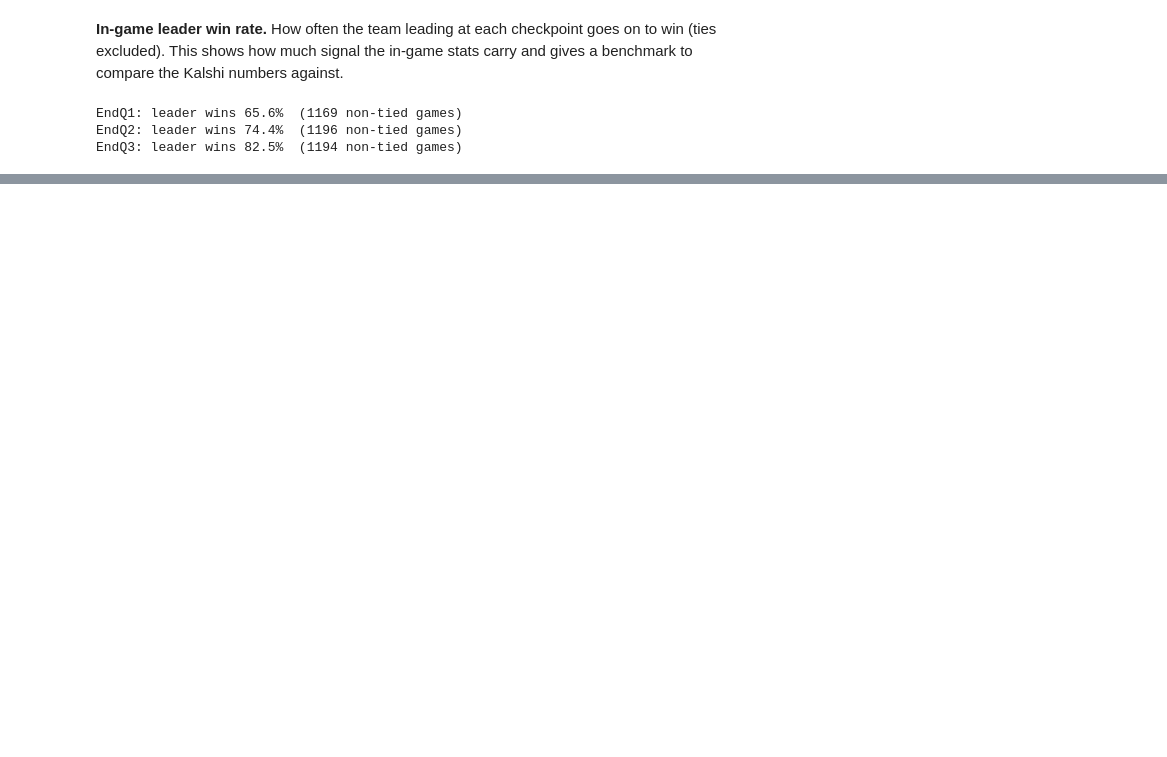
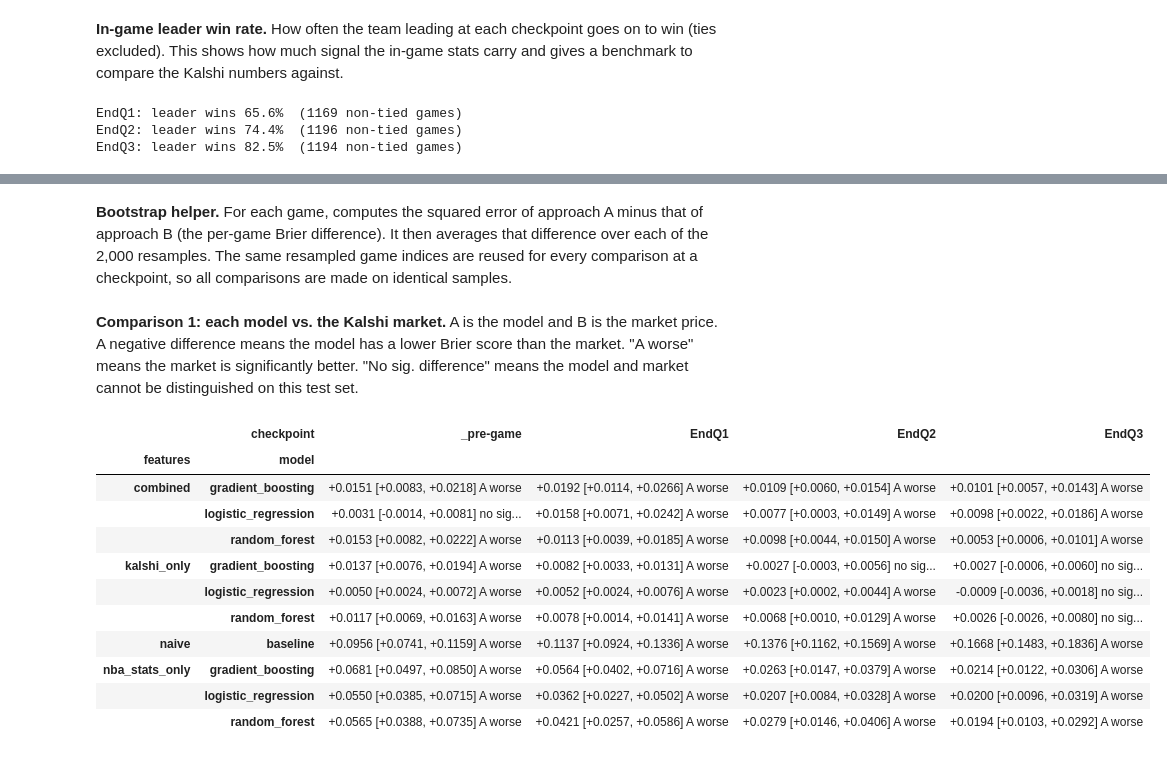
Before and after one commit to brad-hof/Milestone2, a Jupyter notebook: Notebooks/supervised_section.ipynb, the cells around one changed output, grey strips where cells are left out. Cells and saved outputs as stored; diff of their text form; code cells hidden in the pictures; blank space fills up the shorter version.

```diff
--- a/Notebooks/supervised_section.ipynb
+++ b/Notebooks/supervised_section.ipynb
@@ -152,0 +532,54 @@ EndQ3: leader wins 82.5%  (1194 non-tied games)
+# %% [markdown]
+**Bootstrap helper.** For each game, computes the squared error of approach A minus that of approach B (the per-game Brier difference). It then averages that difference over each of the 2,000 resamples. The same resampled game indices are reused for every comparison at a checkpoint, so all comparisons are made on identical samples.
+# %%
+N_BOOT = 2000
+rng = np.random.default_rng(RANDOM_STATE)
+n_test = len(next(iter(test_outcomes.values())))
+BOOT_IDX = rng.integers(0, n_test, size=(N_BOOT, n_test))  # each row = one resample of test-game positions
+
+def paired_bootstrap(prob_a, prob_b, y):
+    """Brier(A) - Brier(B) with a 95% bootstrap CI. Negative = A is better."""
+    diff = (prob_a - y) ** 2 - (prob_b - y) ** 2  # per-game difference in squared error
+    boot = diff[BOOT_IDX].mean(axis=1)            # mean difference within each resample
+    low, high = np.percentile(boot, [2.5, 97.5])
+    if high < 0:
+        verdict = "A better"
+    elif low > 0:
+        verdict = "A worse"
+    else:
+        verdict = "no sig. difference"
+    return {"brier_diff": diff.mean(), "ci_low": low, "ci_high": high, "verdict": verdict}
+
+def summarize(rows):
+    """Turn bootstrap rows into a readable table: 'difference [CI]  verdict'."""
+    df = pd.DataFrame(rows)
+    df["result"] = df.apply(
+        lambda r: f"{r.brier_diff:+.4f} [{r.ci_low:+.4f}, {r.ci_high:+.4f}]  {r.verdict}", axis=1)
+    return df.pivot(index=["features", "model"], columns="checkpoint", values="result")[CHECKPOINTS]
+# %% [markdown]
+**Comparison 1: each model vs. the Kalshi market.** A is the model and B is the market price. A negative difference means the model has a lower Brier score than the market. "A worse" means the market is significantly better. "No sig. difference" means the model and market cannot be distinguished on this test set.
+# %%
+rows = []
+for checkpoint in CHECKPOINTS:
+    y = test_outcomes[checkpoint]
+    market = test_probs[(checkpoint, "kalshi_market", "baseline")]
+    for (cp, features, model), prob in test_probs.items():
+        if cp == checkpoint and features != "kalshi_market":
+            rows.append({"checkpoint": checkpoint, "features": features, "model": model,
+                         **paired_bootstrap(prob, market, y)})
+
+pd.set_option("display.max_colwidth", None)
+summarize(rows)
+# %% [output]
+|  | checkpoint | _pre-game | EndQ1 | EndQ2 | EndQ3 |
+| features | model |  |  |  |  |
+| combined | gradient_boosting | +0.0151 [+0.0083, +0.0218] A worse | +0.0192 [+0.0114, +0.0266] A worse | +0.0109 [+0.0060, +0.0154] A worse | +0.0101 [+0.0057, +0.0143] A worse |
+|  | logistic_regression | +0.0031 [-0.0014, +0.0081] no sig... | +0.0158 [+0.0071, +0.0242] A worse | +0.0077 [+0.0003, +0.0149] A worse | +0.0098 [+0.0022, +0.0186] A worse |
+|  | random_forest | +0.0153 [+0.0082, +0.0222] A worse | +0.0113 [+0.0039, +0.0185] A worse | +0.0098 [+0.0044, +0.0150] A worse | +0.0053 [+0.0006, +0.0101] A worse |
+| kalshi_only | gradient_boosting | +0.0137 [+0.0076, +0.0194] A worse | +0.0082 [+0.0033, +0.0131] A worse | +0.0027 [-0.0003, +0.0056] no sig... | +0.0027 [-0.0006, +0.0060] no sig... |
+|  | logistic_regression | +0.0050 [+0.0024, +0.0072] A worse | +0.0052 [+0.0024, +0.0076] A worse | +0.0023 [+0.0002, +0.0044] A worse | -0.0009 [-0.0036, +0.0018] no sig... |
+|  | random_forest | +0.0117 [+0.0069, +0.0163] A worse | +0.0078 [+0.0014, +0.0141] A worse | +0.0068 [+0.0010, +0.0129] A worse | +0.0026 [-0.0026, +0.0080] no sig... |
+| naive | baseline | +0.0956 [+0.0741, +0.1159] A worse | +0.1137 [+0.0924, +0.1336] A worse | +0.1376 [+0.1162, +0.1569] A worse | +0.1668 [+0.1483, +0.1836] A worse |
+| nba_stats_only | gradient_boosting | +0.0681 [+0.0497, +0.0850] A worse | +0.0564 [+0.0402, +0.0716] A worse | +0.0263 [+0.0147, +0.0379] A worse | +0.0214 [+0.0122, +0.0306] A worse |
+|  | logistic_regression | +0.0550 [+0.0385, +0.0715] A worse | +0.0362 [+0.0227, +0.0502] A worse | +0.0207 [+0.0084, +0.0328] A worse | +0.0200 [+0.0096, +0.0319] A worse |
+|  | random_forest | +0.0565 [+0.0388, +0.0735] A worse | +0.0421 [+0.0257, +0.0586] A worse | +0.0279 [+0.0146, +0.0406] A worse | +0.0194 [+0.0103, +0.0292] A worse |
```
Also changed, not shown: parts of 34 cells of this notebook.
